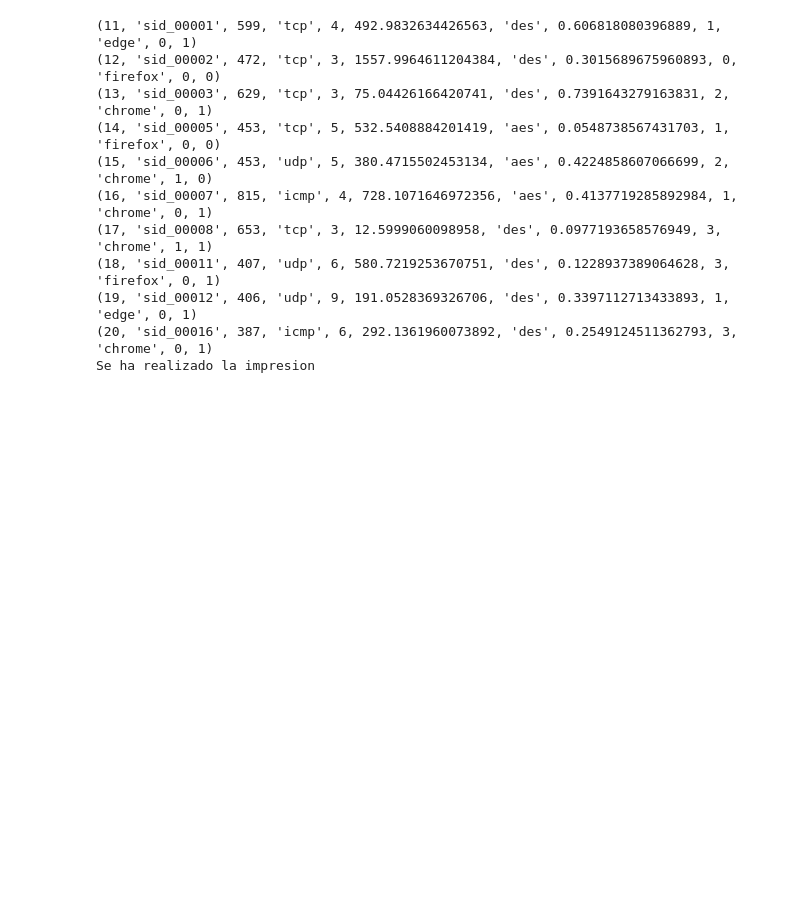
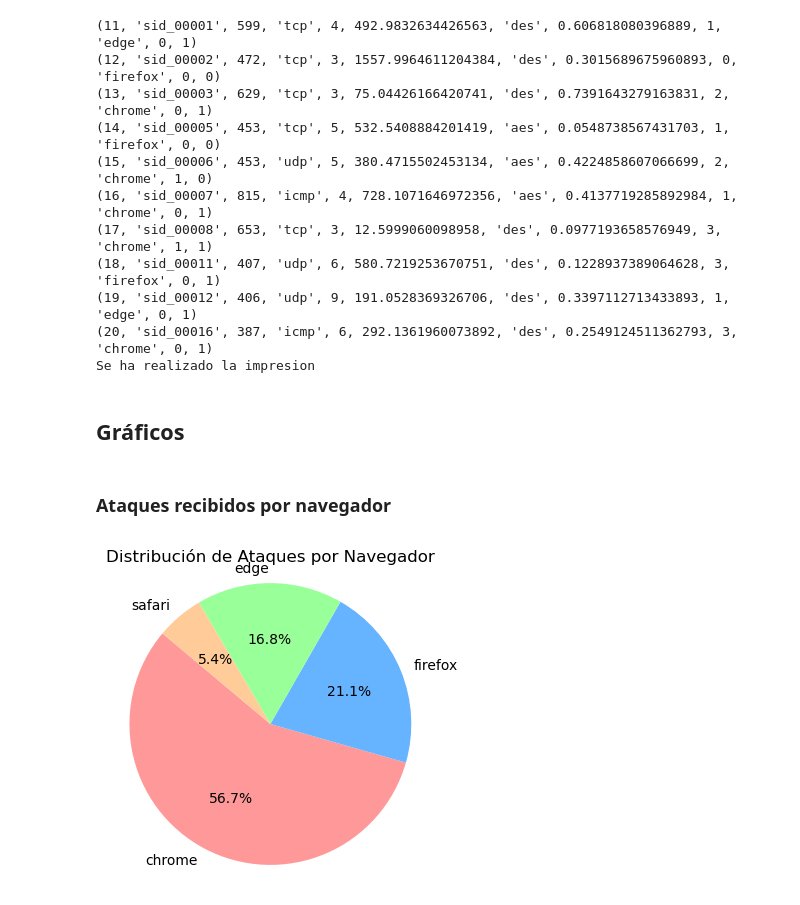
Before and after one commit to cchicaizap/practica_tres_gr_4, a Jupyter notebook: Ejercicio_clasefinal_gr_4.ipynb, the cells around one changed output. Drawn from its saved outputs; the diff is of its cells as text; code cells hidden in the pictures; blank space fills up the shorter version.

Commit message:
feat:grafico pastel de ataques por navegador

```diff
--- a/Ejercicio_clasefinal_gr_4.ipynb
+++ b/Ejercicio_clasefinal_gr_4.ipynb
@@ -282,3 +282,25 @@ except Exception as e:
 (19, 'sid_00012', 406, 'udp', 9, 191.0528369326706, 'des', 0.3397112713433893, 1, 'edge', 0, 1)
 (20, 'sid_00016', 387, 'icmp', 6, 292.1361960073892, 'des', 0.2549124511362793, 3, 'chrome', 0, 1)
 Se ha realizado la impresion
+# %% [markdown]
+## Gráficos
+# %% [markdown]
+### Ataques recibidos por navegador
+# %%
+# Filtrar solo los ataques detectados (attack_detected == 1)
+df_attacks = df_normalized[df_normalized['attack_detected'] == 1]
+
+# Contar los ataques por tipo de navegador
+attack_counts = df_attacks['browser_type'].value_counts()
+
+# Crear el gráfico de pastel
+plt.figure(figsize=(4, 4))
+plt.pie(attack_counts, labels=attack_counts.index, autopct='%1.1f%%', startangle=140,
+        colors=['#ff9999','#66b3ff','#99ff99','#ffcc99'])
+plt.title('Distribución de Ataques por Navegador')
+plt.axis('equal')  # Para hacer el gráfico circular
+
+# Mostrar el gráfico
+plt.show()
+# %% [output]
+[figure, added]
```
